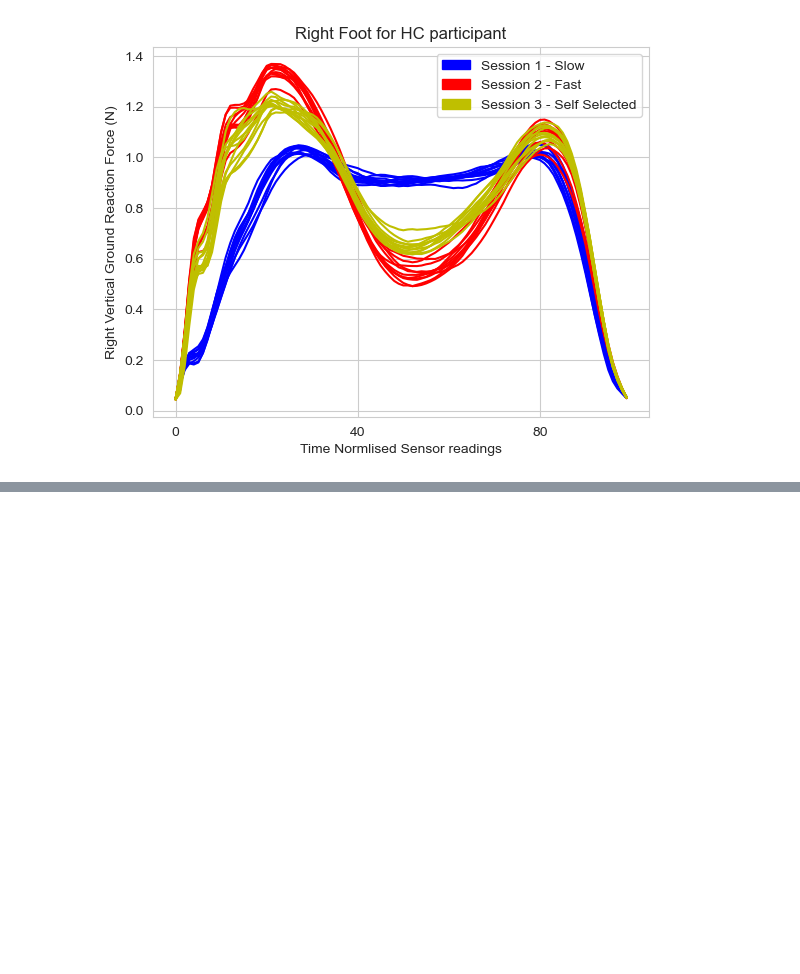
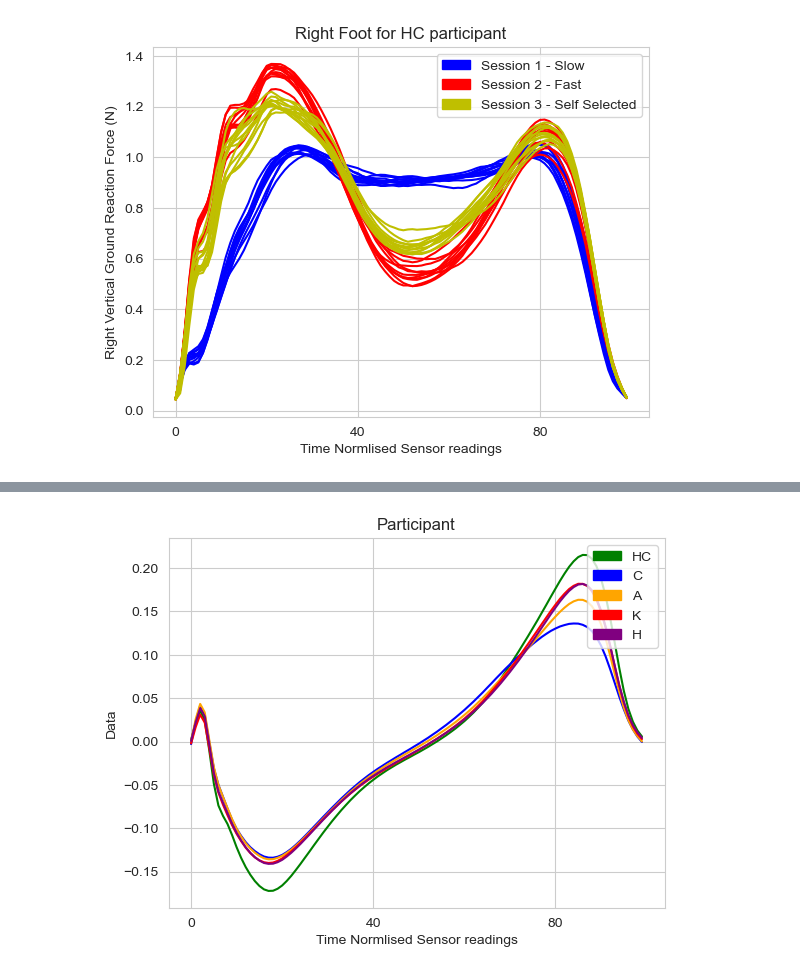
Before and after one commit to chengtng/project_5, a Jupyter notebook: code/2_EDA.ipynb, the cells around one changed output, grey strips where cells are left out. Cells and saved outputs as stored; diff of their text form; code cells hidden in the pictures; blank space fills up the shorter version.

```diff
--- a/code/2_EDA.ipynb
+++ b/code/2_EDA.ipynb
@@ -330,0 +450,4 @@ plt.show()
+# %%
+plot_class_mean(grf_ap_left,label)
+# %% [output]
+[figure, added]
```
Also changed, not shown: parts of 30 cells of this notebook, 1 other file.
